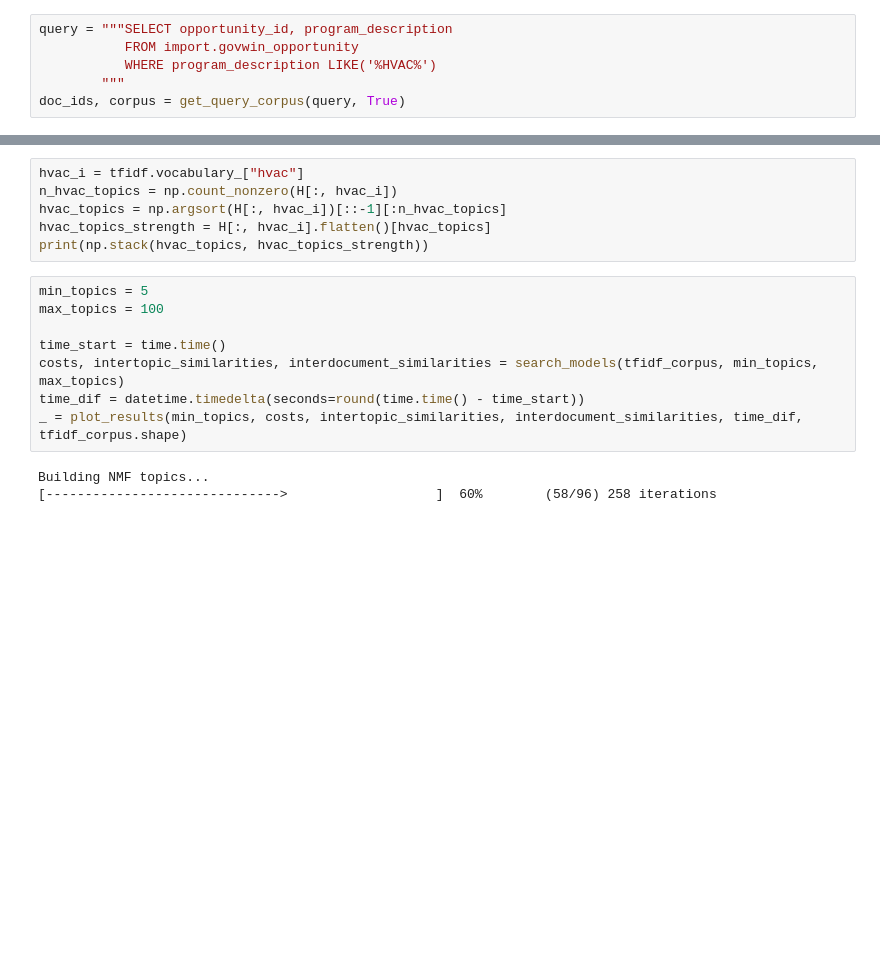
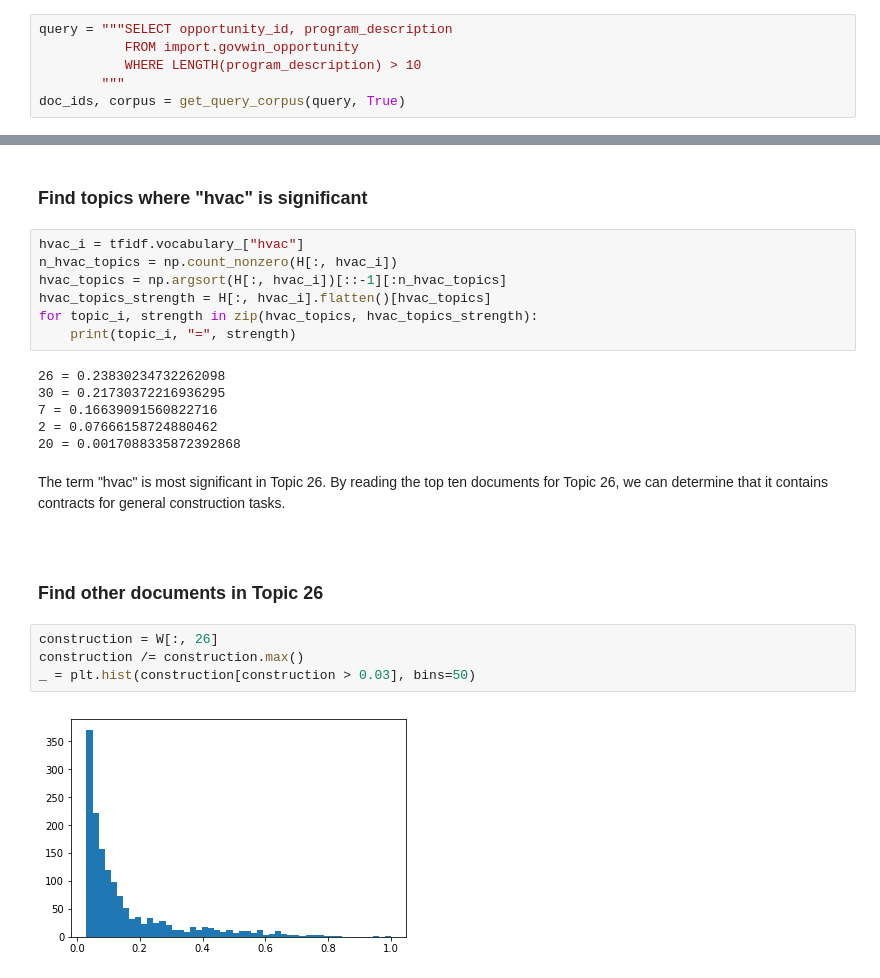
Before and after one commit to mevers303/missionmark, a Jupyter notebook: src/subtopic_poc.ipynb, the cells around one changed output, grey strips where cells are left out. Saved outputs shown, nothing was run; the diff lists cells and outputs as text; blank space fills up the shorter version.

```diff
--- a/src/subtopic_poc.ipynb
+++ b/src/subtopic_poc.ipynb
@@ -23,7 +48,7 @@ Connecting to Postgres database...
 # %%
 query = """SELECT opportunity_id, program_description
            FROM import.govwin_opportunity
-           WHERE program_description LIKE('%HVAC%')
+           WHERE LENGTH(program_description) > 10
         """
 doc_ids, corpus = get_query_corpus(query, True)
 # %% [output]
@@ -45,19 +65,29 @@ Loading ../output/TfidfTransformer.pkl from cache...
 Loading ../output/NMF.pkl from cache...
  -> ../output/NMF.pkl loaded!
+# %% [markdown]
+### Find topics where "hvac" is significant
 # %%
 hvac_i = tfidf.vocabulary_["hvac"]
 n_hvac_topics = np.count_nonzero(H[:, hvac_i])
 hvac_topics = np.argsort(H[:, hvac_i])[::-1][:n_hvac_topics]
 hvac_topics_strength = H[:, hvac_i].flatten()[hvac_topics]
-print(np.stack(hvac_topics, hvac_topics_strength))
+for topic_i, strength in zip(hvac_topics, hvac_topics_strength):
+    print(topic_i, "=", strength)
+# %% [output]
+26 = 0.23830234732262098
+30 = 0.21730372216936295
+7 = 0.16639091560822716
+2 = 0.07666158724880462
+20 = 0.0017088335872392868
-# %%
-min_topics = 5
-max_topics = 100
-
-time_start = time.time()
-costs, intertopic_similarities, interdocument_similarities = search_models(tfidf_corpus, min_topics, max_topics)
-time_dif = datetime.timedelta(seconds=round(time.time() - time_start))
-_ = plot_results(min_topics, costs, intertopic_similarities, interdocument_similarities, time_dif, tfidf_corpus.shape)
-# %% [output]
-Building NMF topics...
-[------------------------------>                   ]  60%        (58/96) 258 iterations
+# %% [markdown]
+The term "hvac" is most significant in Topic 26.  By reading the top ten documents for Topic 26, we can determine that it contains contracts for general construction tasks.
+<br />
+<br />
+# %% [markdown]
+### Find other documents in Topic 26
+# %%
+construction = W[:, 26]
+construction /= construction.max()
+_ = plt.hist(construction[construction > 0.03], bins=50)
+# %% [output]
+[figure, added]
```
Also changed, not shown: parts of 22 cells of this notebook, 3 other files.
